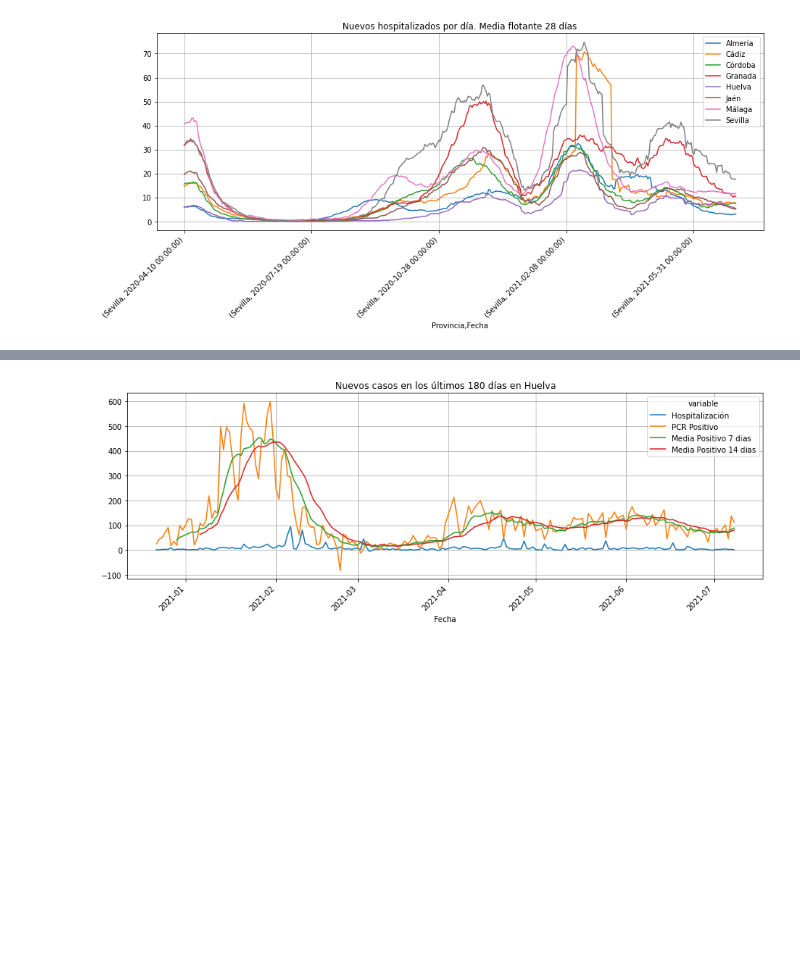
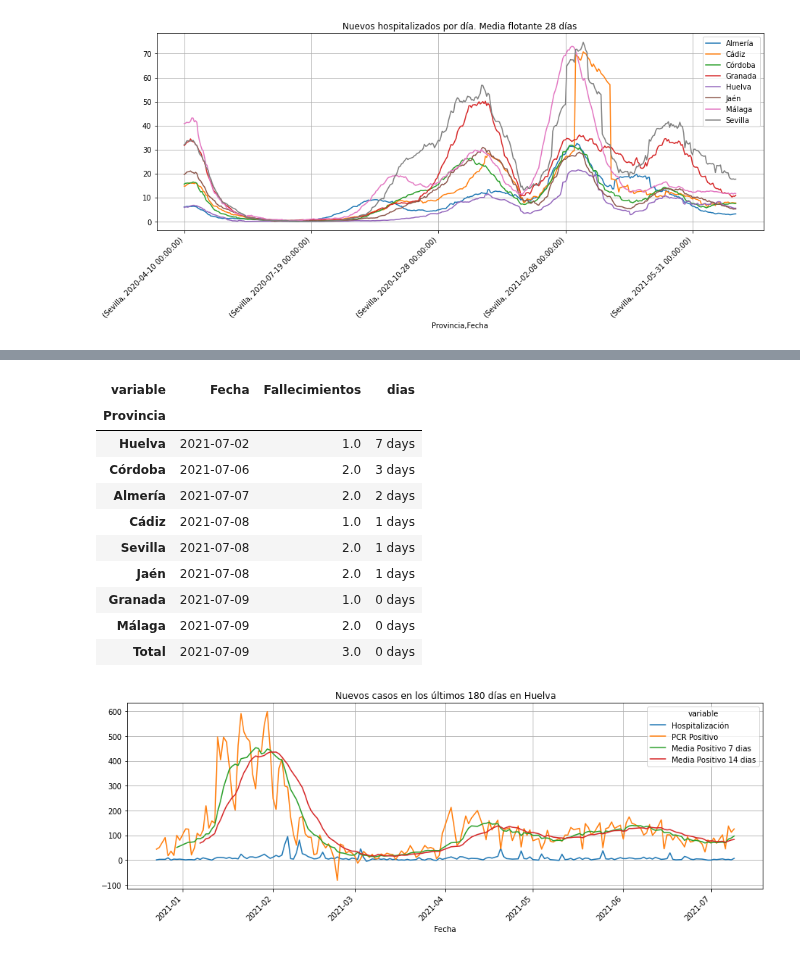
Before and after one commit to kfern/jupyter, a Jupyter notebook: covid19-es-and/day2csv.ipynb, the cells around one changed output, grey strips where cells are left out. Cells and saved outputs as stored; diff of their text form; code cells hidden in the pictures; blank space fills up the shorter version.

```diff
--- a/covid19-es-and/day2csv.ipynb
+++ b/covid19-es-and/day2csv.ipynb
@@ -189,3 +186,23 @@ data.sort_values(['dias', 'UCI'], ascending=[False, True])
+# %%
+# Fecha de último ingreso Fallecimiento
+data = df[['Fallecimientos']].diff()
+data = data[data['Fallecimientos'] > 0].sort_index(ascending=False).groupby('Provincia').head(1).copy()
+data.reset_index(inplace=True)
+data['dias'] = pd.to_datetime(fecha, dayfirst=True) - data['Fecha']
+data.set_index('Provincia', inplace=True)
+data.sort_values(['dias', 'Fallecimientos'], ascending=[False, True])
+# %% [output]
+| variable | Fecha | Fallecimientos | dias |
+| Provincia |  |  |  |
+| Huelva | 2021-07-02 | 1.0 | 7 days |
+| Córdoba | 2021-07-06 | 2.0 | 3 days |
+| Almería | 2021-07-07 | 2.0 | 2 days |
+| Cádiz | 2021-07-08 | 1.0 | 1 days |
+| Sevilla | 2021-07-08 | 2.0 | 1 days |
+| Jaén | 2021-07-08 | 2.0 | 1 days |
+| Granada | 2021-07-09 | 1.0 | 0 days |
+| Málaga | 2021-07-09 | 2.0 | 0 days |
+| Total | 2021-07-09 | 3.0 | 0 days |
 # %%
 DrawMediaFlotante(df, 'Huelva', dias_grafico)
 # %% [output]
```
Also changed, not shown: parts of 9 cells of this notebook, 3 other files.
